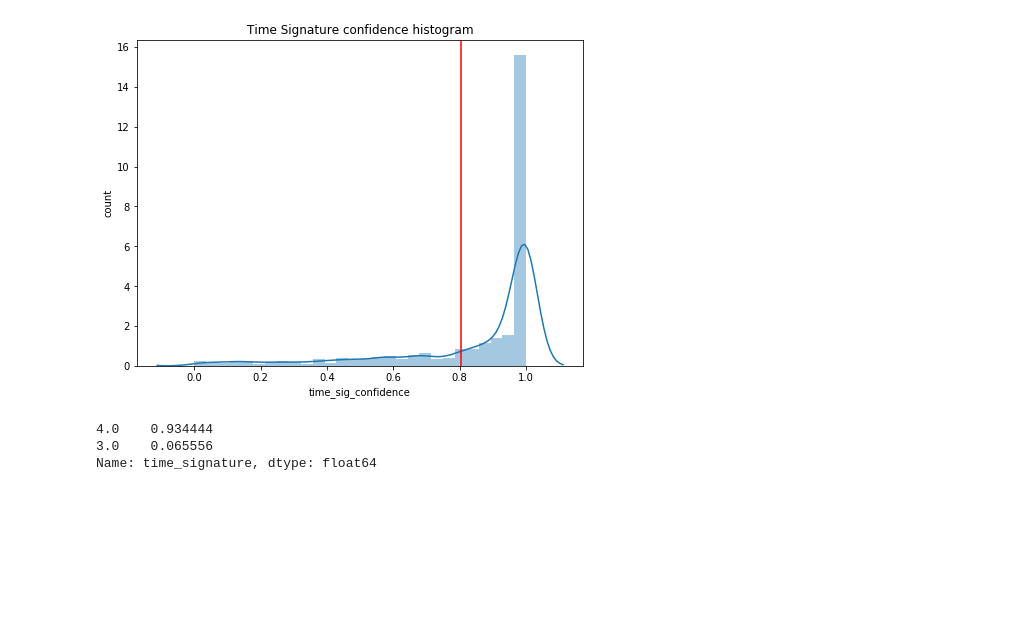
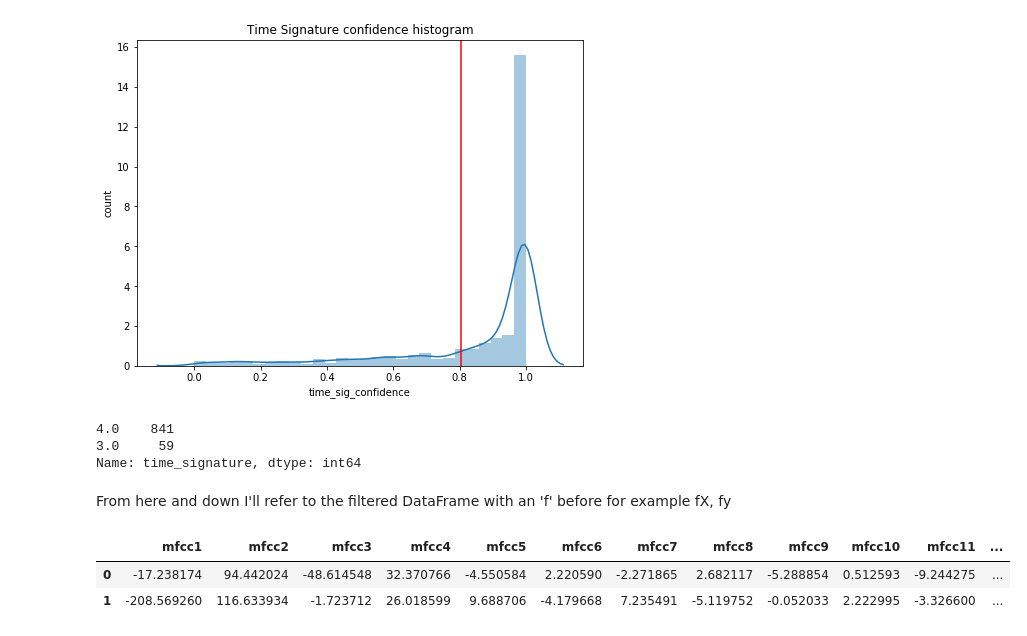
Before and after one commit to OsterMendel/classifying_time_signature_in-music, a Jupyter notebook: Modelling.ipynb, the cells around one changed output. Drawn from its saved outputs; the diff is of its cells as text; code cells hidden in the pictures; blank space fills up the shorter version.

```diff
--- a/Modelling.ipynb
+++ b/Modelling.ipynb
@@ -266,8 +266,8 @@ merged_df = pd.merge(df,conf_df,left_on='track_id', right_on='tracks_id').drop(c
 filtered_df = merged_df[(merged_df['time_sig_confidence'] >= .8) & (merged_df['time_signature'] != 5)]
 # %%
 # checking distribution on filtered dataframe
-filtered_df['time_signature'].value_counts(normalize=True)
+filtered_df['time_signature'].value_counts()
 # %% [output]
-4.0    0.934444
-3.0    0.065556
-Name: time_signature, dtype: float64
+4.0    841
+3.0     59
+Name: time_signature, dtype: int64
@@ -273,0 +277,11 @@ Name: time_signature, dtype: float64
+# %% [markdown]
+From here and down I'll refer to the filtered DataFrame with an 'f' before for example fX, fy
+# %%
+fX = filtered_df.drop(columns=['track_id', 'time_signature', 'time_sig_confidence'])
+fy = filtered_df['time_signature']
+# %%
+fX.head(2)
+# %% [output]
+|  | mfcc1 | mfcc2 | mfcc3 | mfcc4 | mfcc5 | mfcc6 | mfcc7 | mfcc8 | mfcc9 | mfcc10 | mfcc11 | ... |
+| 0 | -17.238174 | 94.442024 | -48.614548 | 32.370766 | -4.550584 | 2.220590 | -2.271865 | 2.682117 | -5.288854 | 0.512593 | -9.244275 | ... |
+| 1 | -208.569260 | 116.633934 | -1.723712 | 26.018599 | 9.688706 | -4.179668 | 7.235491 | -5.119752 | -0.052033 | 2.222995 | -3.326600 | ... |
```
Also changed, not shown: parts of 11 cells of this notebook.
